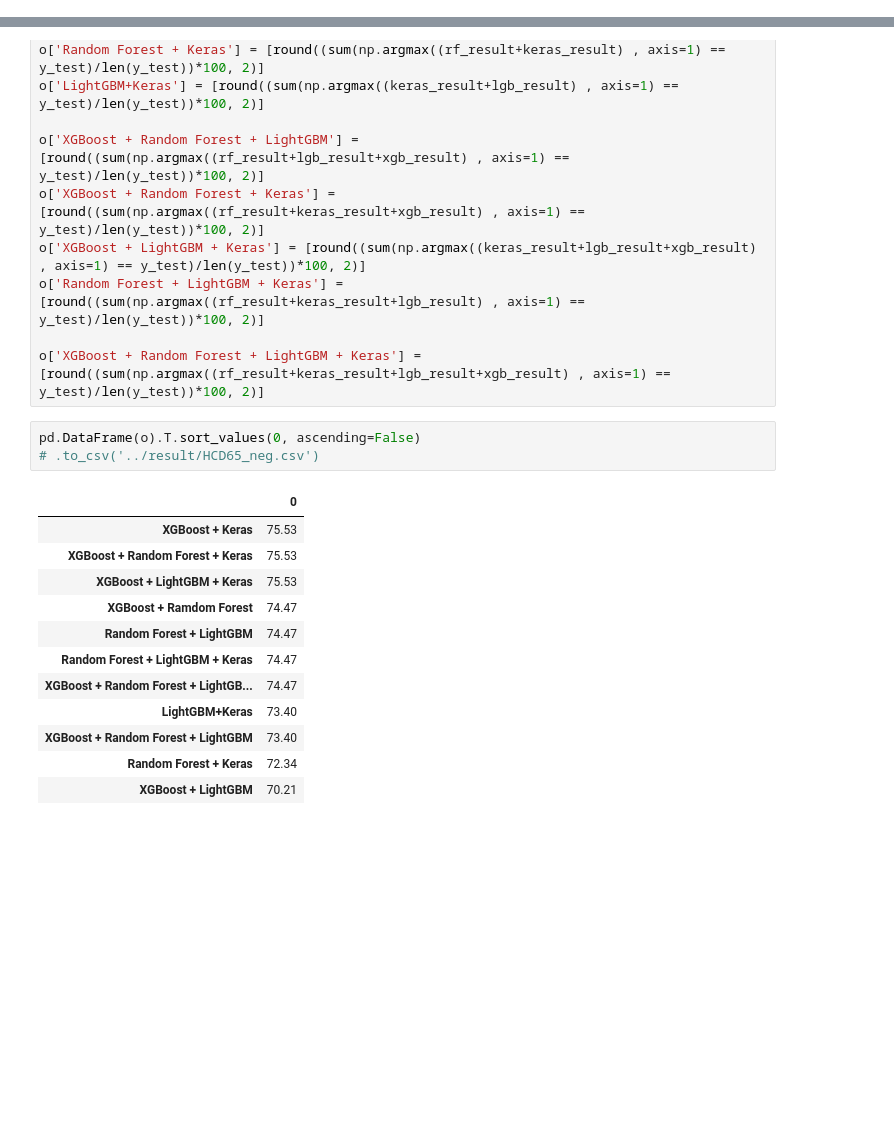
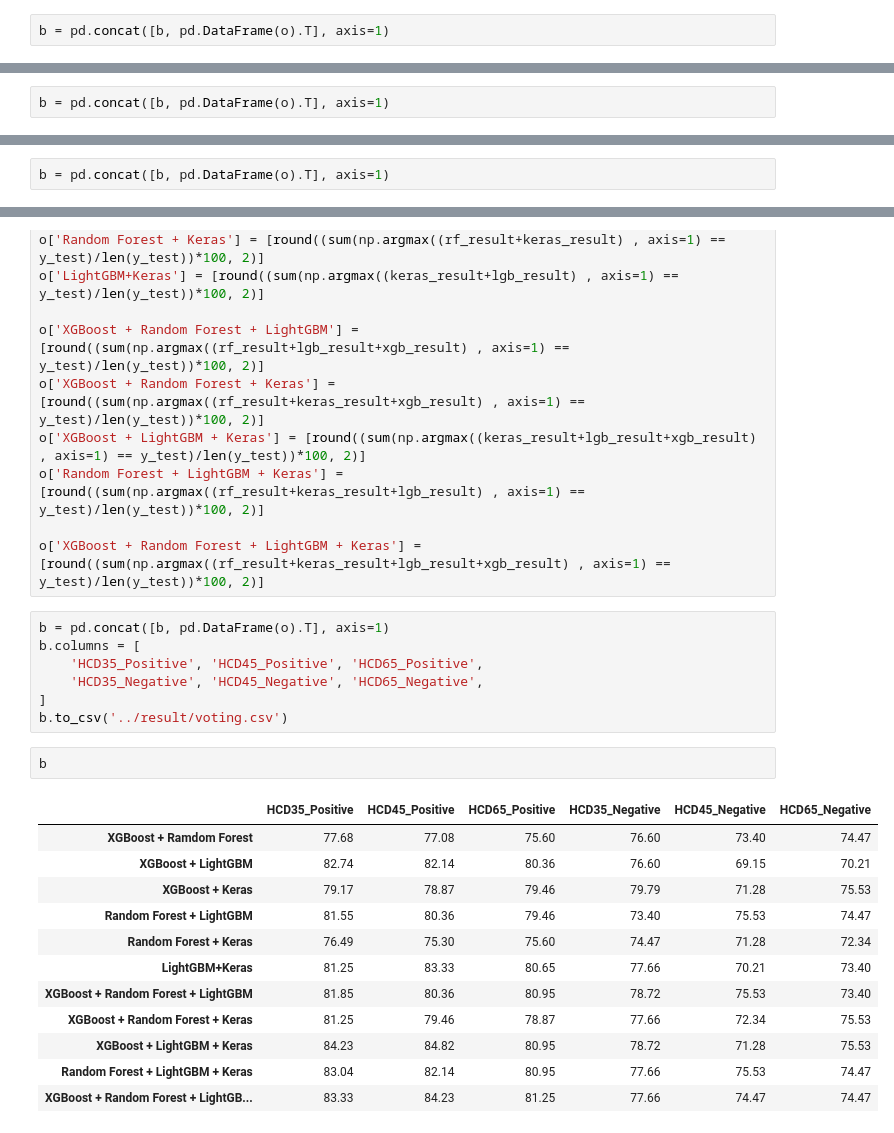
Before and after one commit to tobigithub/ms2class-1, a Jupyter notebook: ipynb/7_Voting.ipynb, the cells around one changed output, grey strips where cells are left out. Cells and saved outputs as stored; diff of their text form; blank space fills up the shorter version.

```diff
--- a/ipynb/7_Voting.ipynb
+++ b/ipynb/7_Voting.ipynb
@@ -108,3 +222,5 @@ pd.DataFrame(o).T.sort_values(0, ascending=False)
+# %%
+b = pd.concat([b, pd.DataFrame(o).T], axis=1)
 # %%
 with open('../data/HCD35_neg.pickle', mode='rb') as fp:
     df = pickle.load(fp)
@@ -266,3 +287,5 @@ pd.DataFrame(o).T.sort_values(0, ascending=False)
+# %%
+b = pd.concat([b, pd.DataFrame(o).T], axis=1)
 # %%
 with open('../data/HCD45_neg.pickle', mode='rb') as fp:
     df = pickle.load(fp)
@@ -424,3 +352,5 @@ pd.DataFrame(o).T.sort_values(0, ascending=False)
+# %%
+b = pd.concat([b, pd.DataFrame(o).T], axis=1)
 # %%
 with open('../data/HCD65_neg.pickle', mode='rb') as fp:
     df = pickle.load(fp)
@@ -484,19 +414,25 @@ o['XGBoost + LightGBM + Keras'] = [round((sum(np.argmax((keras_result+lgb_result
 o['Random Forest + LightGBM + Keras'] = [round((sum(np.argmax((rf_result+keras_result+lgb_result) , axis=1) == y_test)/len(y_test))*100, 2)]
 
 o['XGBoost + Random Forest + LightGBM + Keras'] = [round((sum(np.argmax((rf_result+keras_result+lgb_result+xgb_result) , axis=1) == y_test)/len(y_test))*100, 2)]
-# %%
-pd.DataFrame(o).T.sort_values(0, ascending=False)
-# .to_csv('../result/HCD65_neg.csv')
-# %% [output]
-|  | 0 |
-| XGBoost + Keras | 75.53 |
-| XGBoost + Random Forest + Keras | 75.53 |
-| XGBoost + LightGBM + Keras | 75.53 |
-| XGBoost + Ramdom Forest | 74.47 |
-| Random Forest + LightGBM | 74.47 |
-| Random Forest + LightGBM + Keras | 74.47 |
-| XGBoost + Random Forest + LightGB... | 74.47 |
-| LightGBM+Keras | 73.40 |
-| XGBoost + Random Forest + LightGBM | 73.40 |
-| Random Forest + Keras | 72.34 |
-| XGBoost + LightGBM | 70.21 |
+# %%
+b = pd.concat([b, pd.DataFrame(o).T], axis=1)
+b.columns = [
+    'HCD35_Positive', 'HCD45_Positive', 'HCD65_Positive',
+    'HCD35_Negative', 'HCD45_Negative', 'HCD65_Negative',
+]
+b.to_csv('../result/voting.csv')
+# %%
+b
+# %% [output]
+|  | HCD35_Positive | HCD45_Positive | HCD65_Positive | HCD35_Negative | HCD45_Negative | HCD65_Negative |
+| XGBoost + Ramdom Forest | 77.68 | 77.08 | 75.60 | 76.60 | 73.40 | 74.47 |
+| XGBoost + LightGBM | 82.74 | 82.14 | 80.36 | 76.60 | 69.15 | 70.21 |
+| XGBoost + Keras | 79.17 | 78.87 | 79.46 | 79.79 | 71.28 | 75.53 |
+| Random Forest + LightGBM | 81.55 | 80.36 | 79.46 | 73.40 | 75.53 | 74.47 |
+| Random Forest + Keras | 76.49 | 75.30 | 75.60 | 74.47 | 71.28 | 72.34 |
+| LightGBM+Keras | 81.25 | 83.33 | 80.65 | 77.66 | 70.21 | 73.40 |
+| XGBoost + Random Forest + LightGBM | 81.85 | 80.36 | 80.95 | 78.72 | 75.53 | 73.40 |
+| XGBoost + Random Forest + Keras | 81.25 | 79.46 | 78.87 | 77.66 | 72.34 | 75.53 |
+| XGBoost + LightGBM + Keras | 84.23 | 84.82 | 80.95 | 78.72 | 71.28 | 75.53 |
+| Random Forest + LightGBM + Keras | 83.04 | 82.14 | 80.95 | 77.66 | 75.53 | 74.47 |
+| XGBoost + Random Forest + LightGB... | 83.33 | 84.23 | 81.25 | 77.66 | 74.47 | 74.47 |
```
Also changed, not shown: parts of 52 cells of this notebook, 44 other files.
